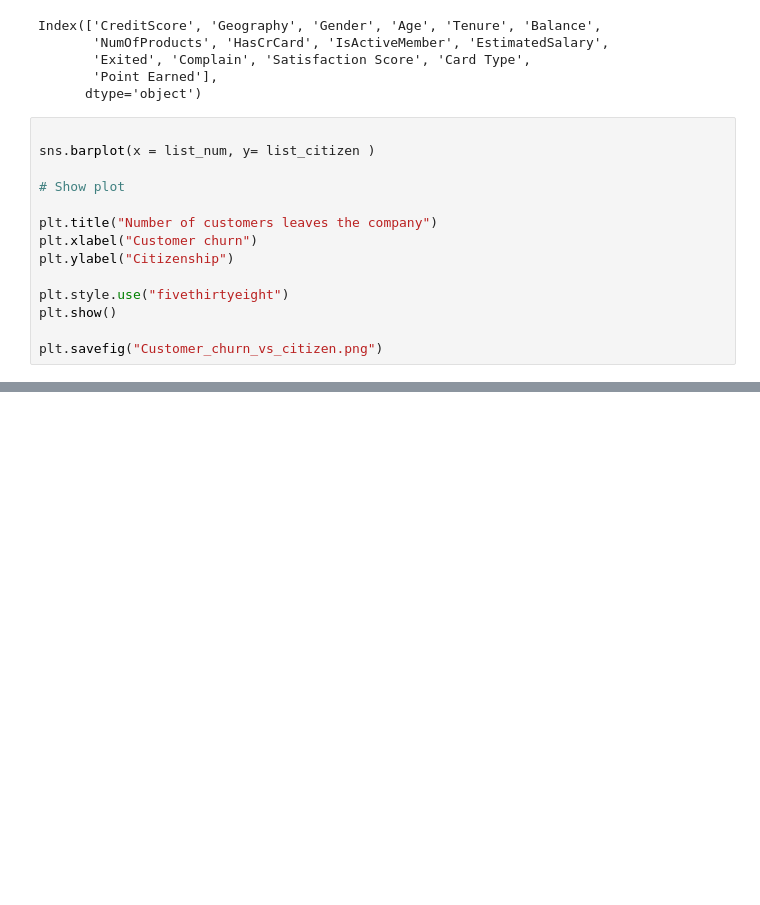
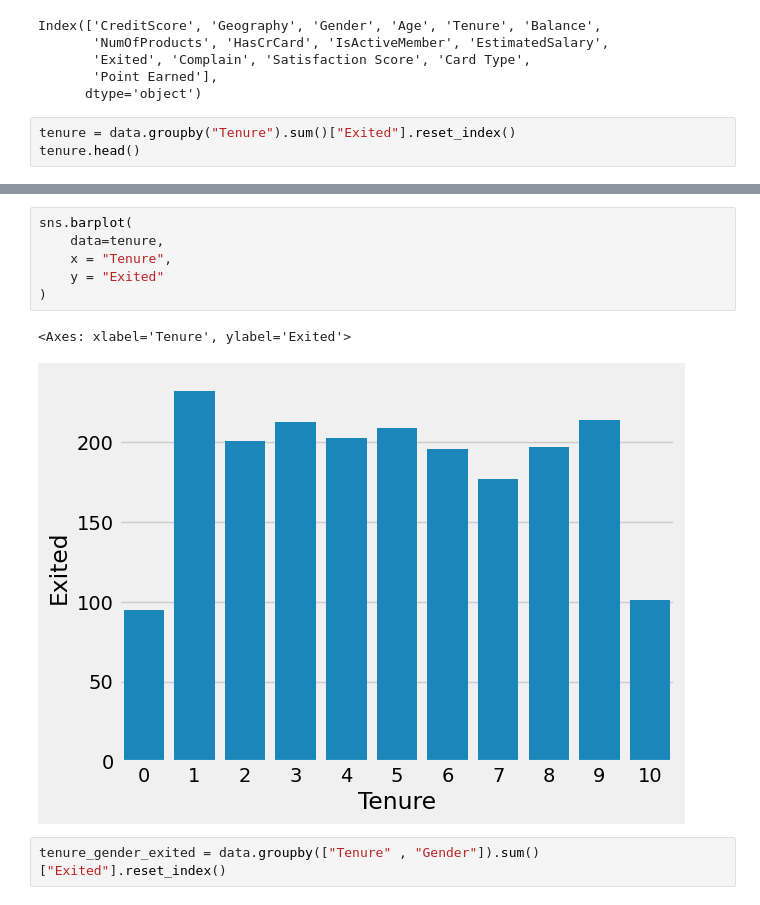
Before and after one commit to Henamen21/Bank_Customer_Churn_Prediction---ML, a Jupyter notebook: predictor.ipynb, the cells around one changed output, grey strips where cells are left out. Cells and saved outputs as stored; diff of their text form; blank space fills up the shorter version.

```diff
--- a/predictor.ipynb
+++ b/predictor.ipynb
@@ -177,17 +304,6 @@ Index(['CreditScore', 'Geography', 'Gender', 'Age', 'Tenure', 'Balance',
        'Exited', 'Complain', 'Satisfaction Score', 'Card Type',
        'Point Earned'],
       dtype='object')
-# %%
-
-sns.barplot(x = list_num, y= list_citizen )
-
-# Show plot
-
-plt.title("Number of customers leaves the company")
-plt.xlabel("Customer churn")
-plt.ylabel("Citizenship")
-
-plt.style.use("fivethirtyeight")
-plt.show()
-
-plt.savefig("Customer_churn_vs_citizen.png")
+# %%
+tenure = data.groupby("Tenure").sum()["Exited"].reset_index()
+tenure.head()
@@ -193,0 +317,11 @@ plt.savefig("Customer_churn_vs_citizen.png")
+# %%
+sns.barplot(
+    data=tenure,
+    x = "Tenure",
+    y = "Exited"
+)
+# %% [output]
+<Axes: xlabel='Tenure', ylabel='Exited'>
+[figure, added]
+# %%
+tenure_gender_exited = data.groupby(["Tenure" , "Gender"]).sum()["Exited"].reset_index()
```
Also changed, not shown: parts of 23 cells of this notebook.
